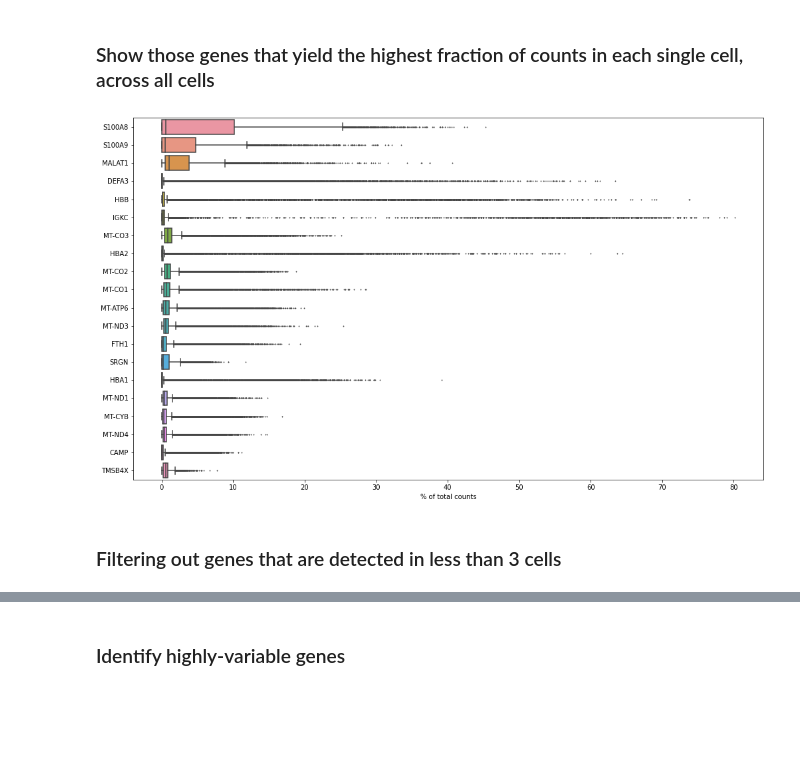
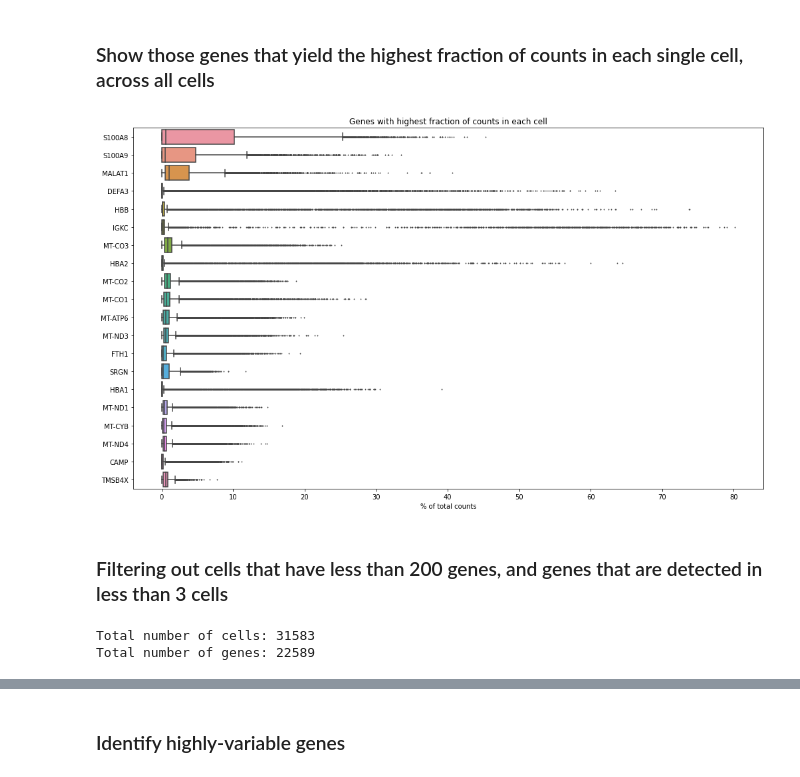
Before and after one commit to Naveed319/system_biology, a Jupyter notebook: notebooks/processing.ipynb, the cells around one changed output, grey strips where cells are left out. Cells and saved outputs as stored; diff of their text form; code cells hidden in the pictures; blank space fills up the shorter version.

```diff
--- a/notebooks/processing.ipynb
+++ b/notebooks/processing.ipynb
@@ -66,14 +79,24 @@ adata = adata_merged
 # %%
 sc.pl.highest_expr_genes(adata, n_top=20, show=False)
 fig = plt.gcf()
 fig.set_size_inches(17, 10)
 
+plt.title("Genes with highest fraction of counts in each cell")
 plt.show()
 # %% [output]
-[figure, old version]
+[figure, new version]
 # %% [markdown]
-### Filtering out genes that are detected in less than 3 cells
+### Filtering out cells that have less than 200 genes, and genes that are detected in less than 3 cells
 # %%
 sc.pp.filter_cells(adata, min_genes=200)
 sc.pp.filter_genes(adata, min_cells=3)
+# %%
+num_cells = adata.shape[0]
+num_genes = adata.shape[1]
+
+print(f'Total number of cells: {num_cells}')
+print(f'Total number of genes: {num_genes}')
+# %% [output]
+Total number of cells: 31583
+Total number of genes: 22589
 # %%
```
Also changed, not shown: parts of 18 cells of this notebook.
